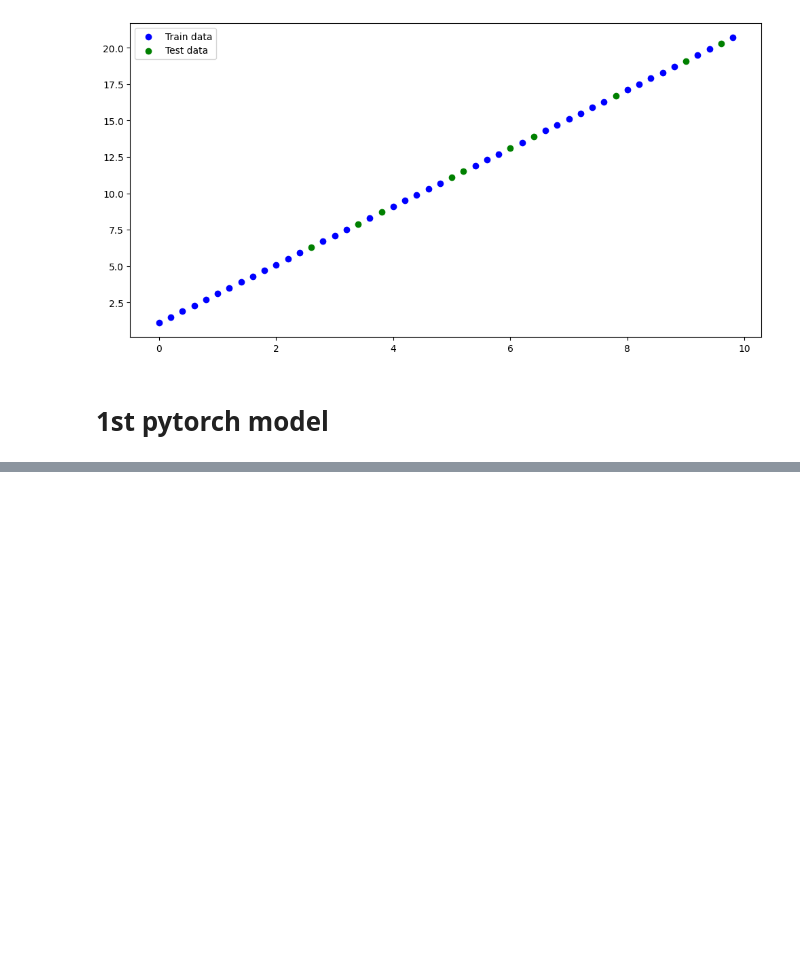
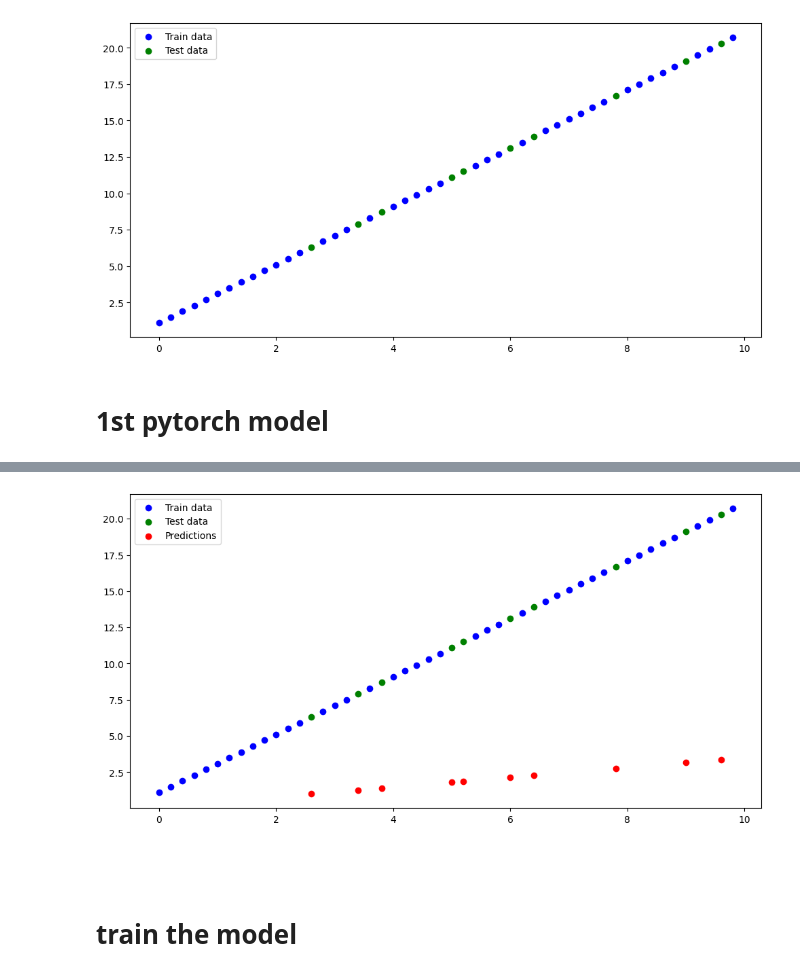
Before and after one commit to bloodykunu39/summer-term, a Jupyter notebook: pytorch/workflow.ipynb, the cells around one changed output, grey strips where cells are left out. Saved outputs shown, nothing was run; the diff lists cells and outputs as text; code cells hidden in the pictures; blank space fills up the shorter version.

```diff
--- a/pytorch/workflow.ipynb
+++ b/pytorch/workflow.ipynb
@@ -55,7 +55,7 @@ def plot_pridictions(train_data=X_train, train_labels=Y_train, test_data=X_test,
     plt.scatter(train_data, train_labels, c='b', label='Train data')
     plt.scatter(test_data, test_labels, c='g', label='Test data')
     if pred is not None:
-        plt.plot(test_data, pred, c='r', label='Predictions')#
+        plt.scatter(test_data, pred, c='r', label='Predictions')#
     plt.legend()
     plt.show()
 # %%
@@ -85,0 +109,7 @@ class LinearRegressionModel(nn.Module): # <- almost everything in PyTorch is a n
+# %%
+
+# random seed for reproducibility
+torch.manual_seed(42)# 42 is universal random seed because of Hitchhiker's Guide to the Galaxy
+# instance of the model
+model_01 = LinearRegressionModel()
+model_01.weights, model_01.bias#1st random weights and bias
@@ -85,0 +138,11 @@ class LinearRegressionModel(nn.Module): # <- almost everything in PyTorch is a n
+# %%
+# pridiction wit model
+with torch.inference_mode():#inference mode is to disable gradient computation
+    Y_pred = model_01(X_test)
+    plot_pridictions(pred=Y_pred.detach().numpy())#detach() is to detach the tensor from the computation graph
+# %% [output]
+[figure, added]
+# %% [markdown]
+##
+# %% [markdown]
+# train the model
```
Also changed, not shown: parts of 12 cells of this notebook.
